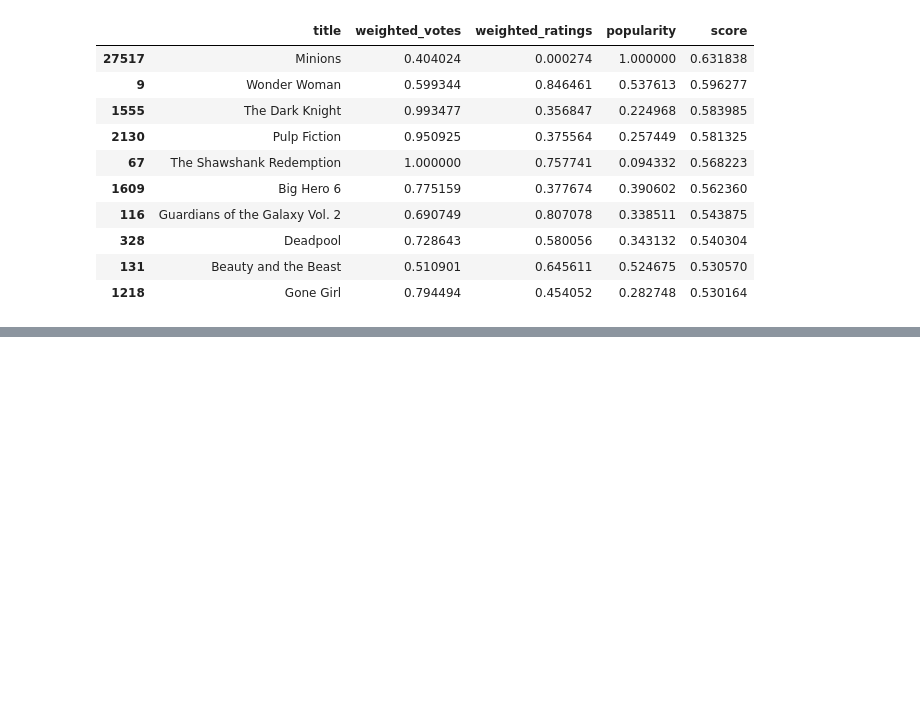
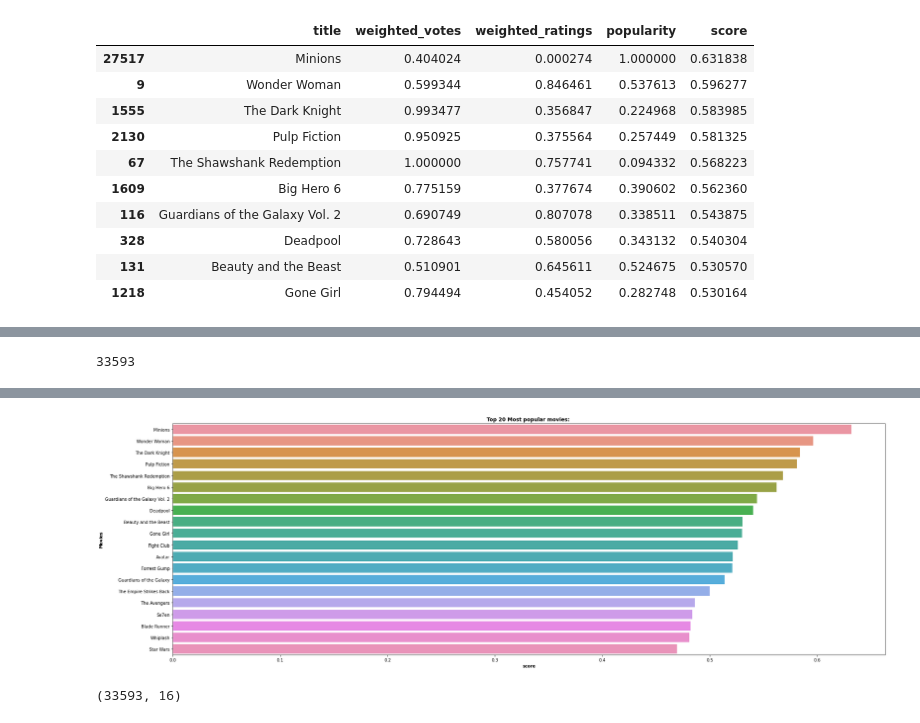
Before and after one commit to disha2sinha/Movie-Recommendation-System, a Jupyter notebook: Recommendation_System.ipynb, the cells around one changed output, grey strips where cells are left out. Saved outputs shown, nothing was run; the diff lists cells and outputs as text; code cells hidden in the pictures; blank space fills up the shorter version.

```diff
--- a/Recommendation_System.ipynb
+++ b/Recommendation_System.ipynb
@@ -137,5 +153,14 @@ movies_data[['title','weighted_votes','weighted_ratings','popularity','score']].
+# %%
+movies_data[movies_data['score']>=0.0992].movieId.count()
+# %% [output]
+33593
 # %%
-short_movies_data=movies_data[['movieId','title','budget','profit','score','release_year','release_day','genres','production_countries','production_companies','original_language','runtime','content','status','cast','director']]
-short_movies_data=short_movies_data.sort_values('score',ascending=False).reset_index(drop=True)
-short_movies_data.head(10)
+popular_movies=movies_data[movies_data['score']>=0.0992]
+popular_movies=popular_movies[['movieId','title','budget','profit','score','release_year','release_day','genres','production_countries','production_companies','original_language','runtime','content','status','cast','director']].sort_values('score',ascending=False).reset_index(drop=True)
+plt.figure(figsize=(30,10))
+axis=sns.barplot(x=popular_movies['score'].head(20),y=popular_movies['title'].head(20))
+plt.title('Top 20 Most popular movies: ',weight='bold')
+plt.xlabel('score',weight='bold')
+plt.ylabel('Movies',weight='bold')
+plt.savefig('PopularMovies.jpg')
 # %% [output]
@@ -152,0 +167,5 @@ short_movies_data.head(10)
+[figure, added]
+# %%
+popular_movies.shape
+# %% [output]
+(33593, 16)
```
Also changed, not shown: parts of 11 cells of this notebook.
